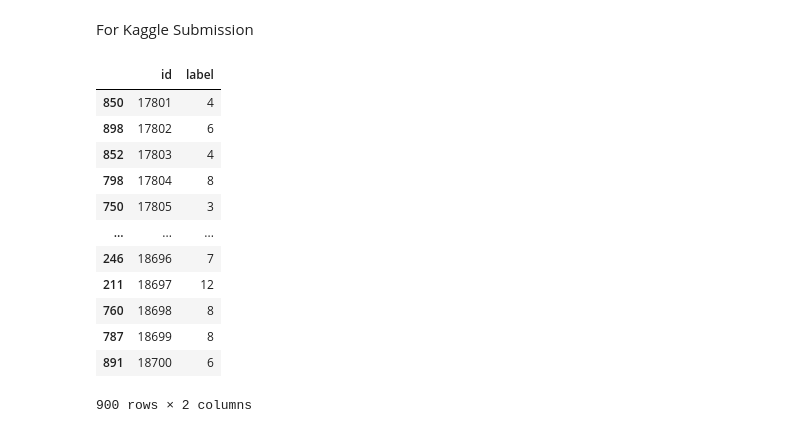
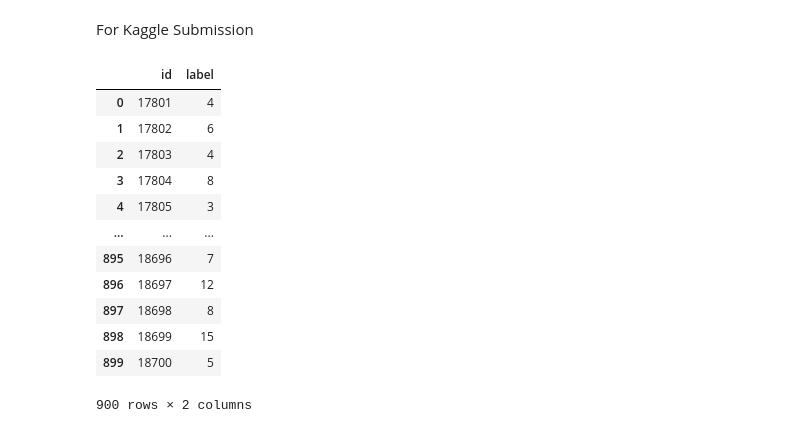
Before and after one commit to RishiDarkDevil/Document-Classification, a Jupyter notebook: EfficientNet-kPiece-Model.ipynb, the cells around one changed output. Saved outputs shown, nothing was run; the diff lists cells and outputs as text; code cells hidden in the pictures.

```diff
--- a/EfficientNet-kPiece-Model.ipynb
+++ b/EfficientNet-kPiece-Model.ipynb
@@ -532,4 +588,2 @@ valid_generator = ImageDataGenerator(
 # %%
-valid_preds = model.predict(valid_generator)
-valid_preds = np.transpose(np.concatenate([dat[np.newaxis,:,:] for dat in valid_preds]), (1,0,2))
-valid_preds = model1.predict(valid_preds)
+valid_pred_labels = np.argmax(validation_preds, axis=-1)
@@ -539,2 +589,0 @@ valid_preds = model1.predict(valid_preds)
-# %%
-valid_pred_labels = np.argmax(valid_preds, axis=-1)
@@ -543,22 +612,21 @@ valid_pred_labels = np.argmax(valid_preds, axis=-1)
 # %% [markdown]
 For Kaggle Submission
 # %%
-submission_data = pd.DataFrame({'id':[name.split('.')[0] for name in os.listdir('./Data/validation/validation/')]})
+submission_data = pd.DataFrame({'id':list(range(17801, 18701))})
 submission_data['label'] = valid_pred_labels
-submission_data.sort_values(by=['id'], inplace=True)
 submission_data
 # %% [output]
 |  | id | label |
-| 850 | 17801 | 4 |
-| 898 | 17802 | 6 |
-| 852 | 17803 | 4 |
-| 798 | 17804 | 8 |
-| 750 | 17805 | 3 |
+| 0 | 17801 | 4 |
+| 1 | 17802 | 6 |
+| 2 | 17803 | 4 |
+| 3 | 17804 | 8 |
+| 4 | 17805 | 3 |
 | ... | ... | ... |
-| 246 | 18696 | 7 |
-| 211 | 18697 | 12 |
-| 760 | 18698 | 8 |
-| 787 | 18699 | 8 |
-| 891 | 18700 | 6 |
+| 895 | 18696 | 7 |
+| 896 | 18697 | 12 |
+| 897 | 18698 | 8 |
+| 898 | 18699 | 15 |
+| 899 | 18700 | 5 |
 900 rows × 2 columns
 # %%
```
Also changed, not shown: parts of 37 cells of this notebook.
